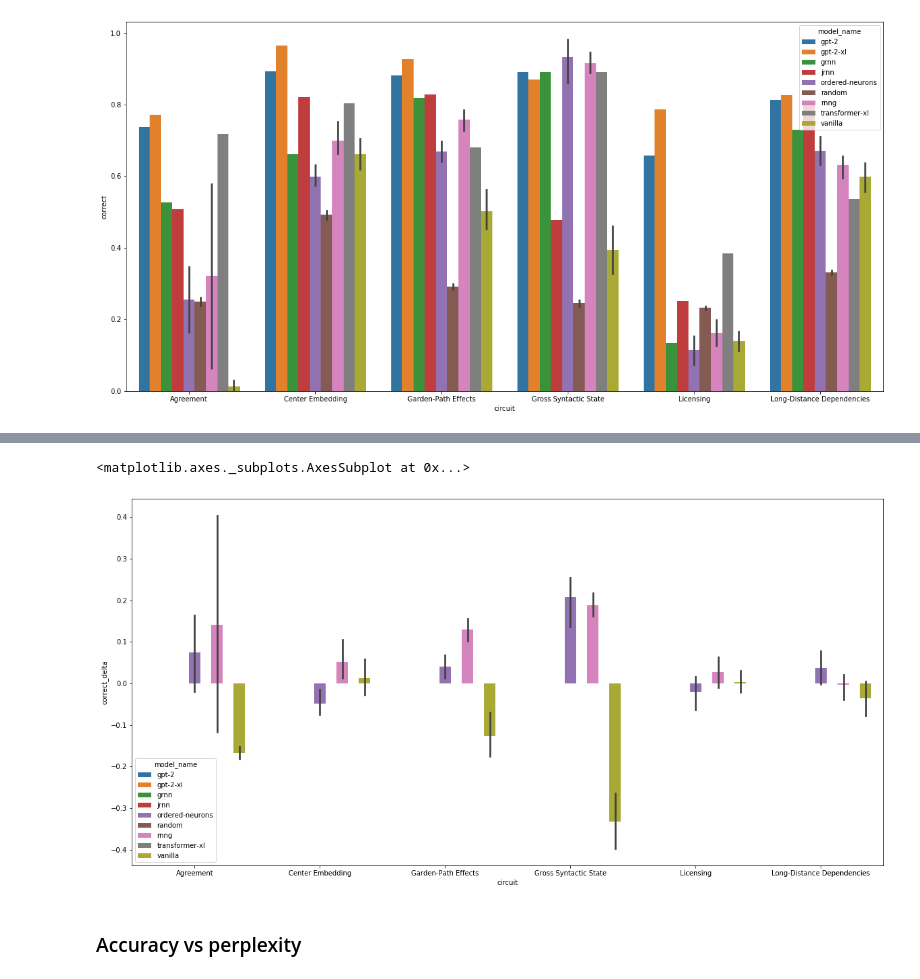
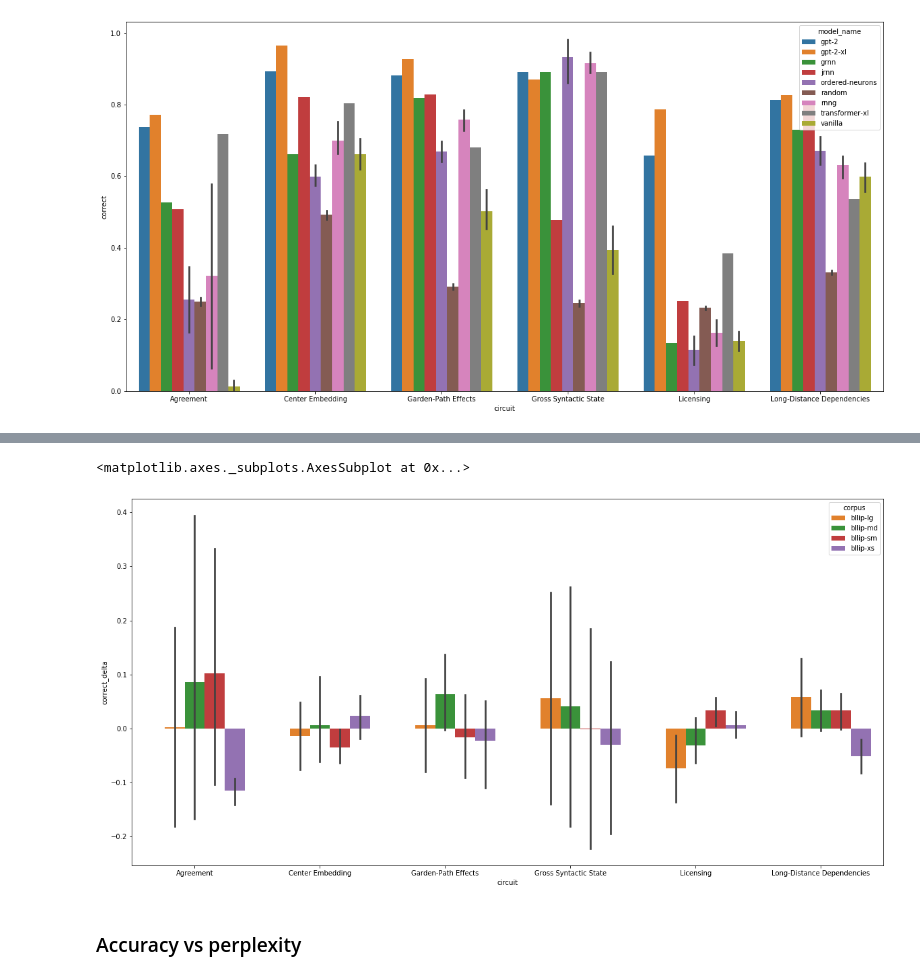
Before and after one commit to cpllab/syntactic-generalization, a Jupyter notebook: notebooks/main.ipynb, the cells around one changed output, grey strips where cells are left out. Drawn from its saved outputs; the diff is of its cells as text; code cells hidden in the pictures.

```diff
--- a/notebooks/main.ipynb
+++ b/notebooks/main.ipynb
@@ -299,9 +311,9 @@ sns.barplot(data=joined_data_circuits, x="circuit", y="correct", hue="model_name
 # %%
 plt.subplots(figsize=(20, 10))
-sns.barplot(data=joined_data_circuits, x="circuit", y="correct_delta", hue="model_name")
+sns.barplot(data=joined_data_circuits, x="circuit", y="correct_delta", hue="corpus")
 # %% [output]
 <matplotlib.axes._subplots.AxesSubplot at 0x...>
-[figure, old version]
+[figure, new version]
 # %% [markdown]
 ### Accuracy vs perplexity
 # %%
```
Also changed, not shown: parts of 6 cells of this notebook, 3 other files.
